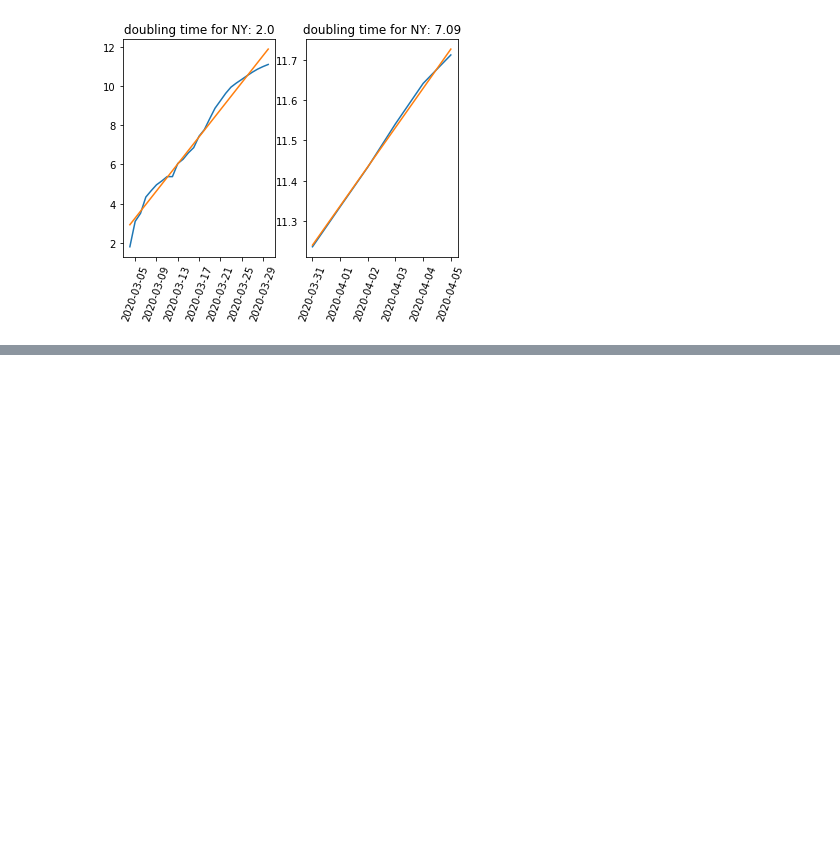
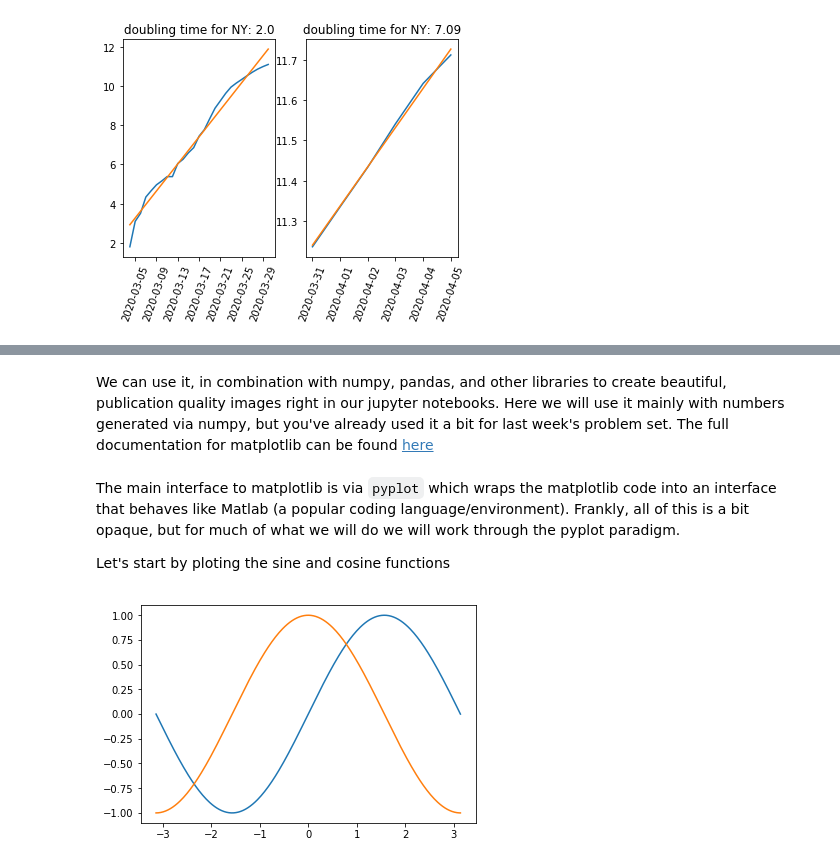
Before and after one commit to andrewkern/bio399, a Jupyter notebook: week2.ipynb, the cells around one changed output, grey strips where cells are left out. Cells and saved outputs as stored; diff of their text form; code cells hidden in the pictures; blank space fills up the shorter version.

```diff
--- a/week2.ipynb
+++ b/week2.ipynb
@@ -252,0 +377,2 @@ for z in data:
+# %% [markdown]
+We can use it, in combination with numpy, pandas, and other libraries to create beautiful, publication quality images right in our jupyter notebooks. Here we will use it mainly with numbers generated via numpy, but you've already used it a bit for last week's problem set. The full documentation for matplotlib can be found [here](https://matplotlib.org/)
@@ -252,0 +382,14 @@ for z in data:
+# %% [markdown]
+The main interface to matplotlib is via `pyplot` which wraps the matplotlib code into an interface that behaves like Matlab (a popular coding language/environment). Frankly, all of this is a bit opaque, but for much of what we will do we will work through the pyplot paradigm.
+
+Let's start by ploting the sine and cosine functions
+# %%
+x = np.linspace(-np.pi,np.pi,256) #get an array of 256 evenly spaced values between -pi and pi
+c = np.cos(x) # calculate cos(x)
+s = np.sin(x) # calculate sin(x)
+
+plt.plot(x,s) # create plot
+plt.plot(x,c)
+plt.show()  # show the plot
+# %% [output]
+[figure, added]
```
Also changed, not shown: parts of 40 cells of this notebook.
